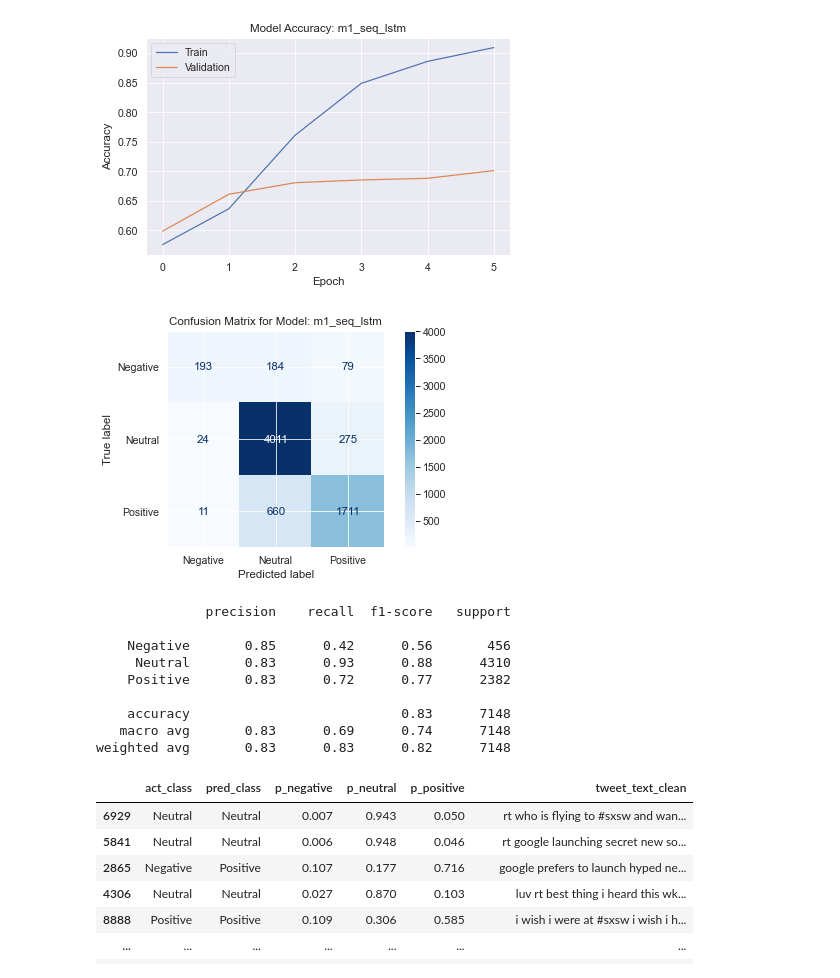
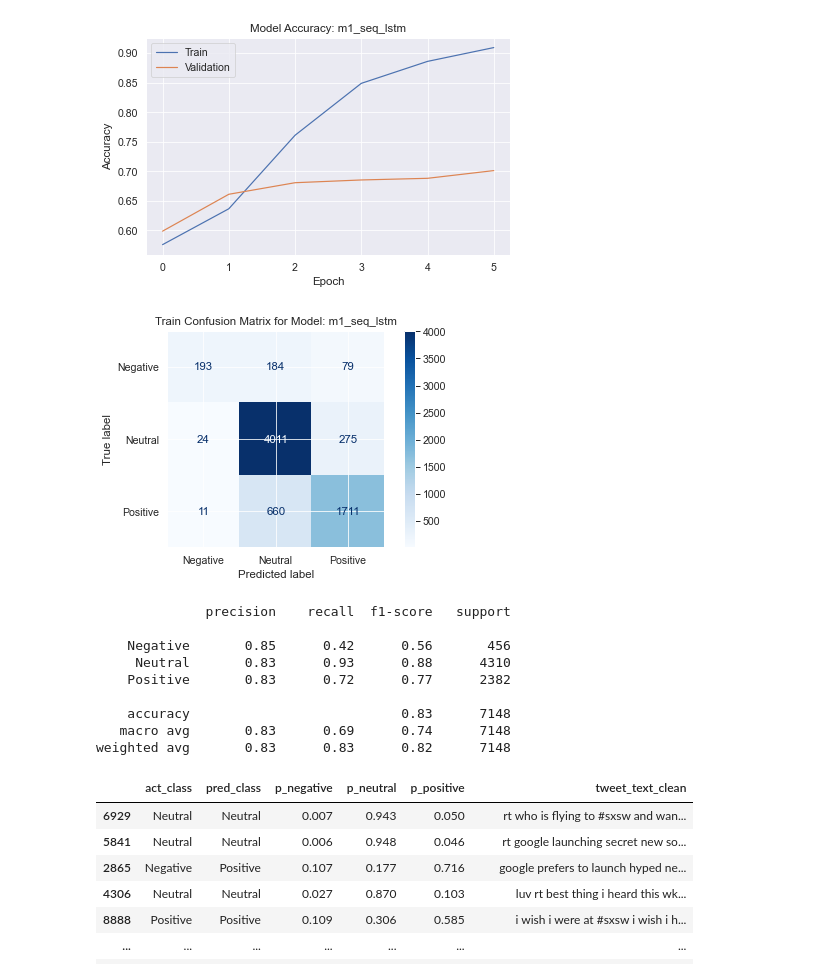
Before and after one commit to cutterback/p04-twitter-sentiment-nlp, a Jupyter notebook: Twitter-Sentiment-Analysis-NLP.ipynb, the cells around one changed output. Cells and saved outputs as stored; diff of their text form; code cells hidden in the pictures.

Commit message:
Adding comments and docstrings, clean-up

```diff
--- a/Twitter-Sentiment-Analysis-NLP.ipynb
+++ b/Twitter-Sentiment-Analysis-NLP.ipynb
@@ -357,8 +370,9 @@ def TrainTestSplit(X, y):
          )
     return t, X_train, X_test, y_train, y_test, doc_cnt, vocab_size, input_length
 # %%
-#
-X_tok, X_train, X_test, y_train, y_test, doc_cnt, vocab_size, input_length = TrainTestSplit(X, y)
+# create train/test for LSTM models (m1-m3) - cleaned full text with stops (X)
+X_tok, X_train, X_test, y_train, y_test, doc_cnt, vocab_size, \
+    input_length = TrainTestSplit(X, y)
 # %% [output]
 X_train: (7148, 30) X_test: (1788, 30) y_train: (7148, 3) y_test: (1788, 3)
 Document count: 7148 | Vocab size: 10565 | Input length: 30
@@ -394,5 +444,12 @@ def predict(model, X, y_true):
 # %%
 def create_pred_class(y):
+    """
+    Takes multi-label target (y) and creates new single columns with
+    predicted class for use with confusion matrix
+
+    Parameter | y (DataFrame): targets with decision function applied (0/1)
+    Returns | y_piv (DataFrame): same as input with pred_class column added
+    """
     y_piv = y.copy()
     y_piv['pred_class'] = y_piv.apply(lambda row:
                                       pivot_predictions(row.Negative,
@@ -413,13 +460,21 @@ def pivot_predictions(neg, neut, pos):
 # %%
-# Plot confusion matrix
-def plot_confusion(y_true, y_hat, model_name):
+def plot_confusion(typ, y_true, y_hat, model_name):
+    """
+    Computes and plots confusion matrix comparing predicted and actual
+    target classes. Also prints classification report.
+
+    Parameters | y_true (Series): actual target classes
+    Parameters | y_hat (Series): predicted targe classes
+    Returns | cnf_matrix (array): confusion matrix results
+    """
     cnf_matrix  = confusion_matrix(y_true, y_hat)
     cmap = plt.get_cmap('Blues')
     cmd = ConfusionMatrixDisplay(cnf_matrix,
                                  display_labels=['Negative', 'Neutral',
                                                  'Positive'])
+
     cmd.plot(cmap=cmap)
-    plt.title(f'Confusion Matrix for Model: {model_name}')
+    plt.title(f'{typ} Confusion Matrix for Model: {model_name}')
     plt.tight_layout()
     plt.show()
     print(classification_report(y_true, y_hat))
@@ -522,14 +575,20 @@ Trainable params: 1,403,907
 Non-trainable params: 0
 _________________________________________________________________
 # %%
-# Define the callbacks, early stopping and save final model
-early_stop_m1 = [EarlyStopping(monitor='val_loss', patience=3, restore_best_weights=True),
-                  ModelCheckpoint(filepath='best_model_m1.h5', monitor='val_loss',
+# Define the callbacks, early stopping and save final model 1
+early_stop_m1 = [EarlyStopping(monitor='val_loss', patience=3,
+                               restore_best_weights=True),
+                  ModelCheckpoint(filepath='best_model_m1.h5',
+                                  monitor='val_loss',
                                   save_best_only=True)]
+
+# set class weights close to balanced (amplify negative 9x and positive 2x)
 class_weights_m1 = [{0: 1, 1: 9}, {0: 1, 1: 1}, {0: 1, 1: 2}]
 
-m1_fit = m1.fit(X_train, y_train, epochs=50, callbacks=early_stop_m1, class_weight=class_weights_m1,
-       validation_split=0.15, shuffle=True, batch_size=128)
+# fit model 1 with 15% validation split
+m1_fit = m1.fit(X_train, y_train, epochs=50, callbacks=early_stop_m1,
+                class_weight=class_weights_m1, validation_split=0.15,
+                shuffle=True, batch_size=128)
 # %% [output]
 Train on 6075 samples, validate on 1073 samples
 Epoch 1/50
@@ -559,11 +618,11 @@ y_train_piv = create_pred_class(y_train)
 y_train_hat_cl_m1_piv = create_pred_class(y_train_hat_cl_m1)
 # %%
 # plot confusion matrix and classification report
-cnf_matrix_train_m1 = plot_confusion(y_train_piv.pred_class,
+cnf_matrix_train_m1 = plot_confusion('Train', y_train_piv.pred_class,
                                y_train_hat_cl_m1_piv.pred_class,
                                m1.name)
 # %% [output]
-[figure, old version]
+[figure, new version]
               precision    recall  f1-score   support
 
     Negative       0.85      0.42      0.56       456
```
Also changed, not shown: parts of 45 cells of this notebook.
